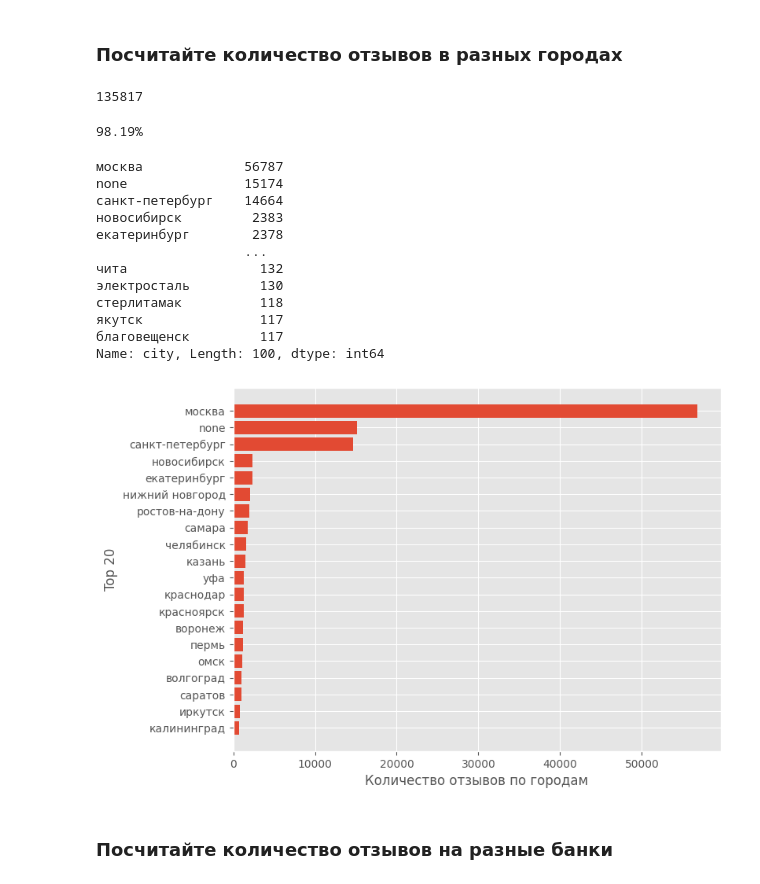
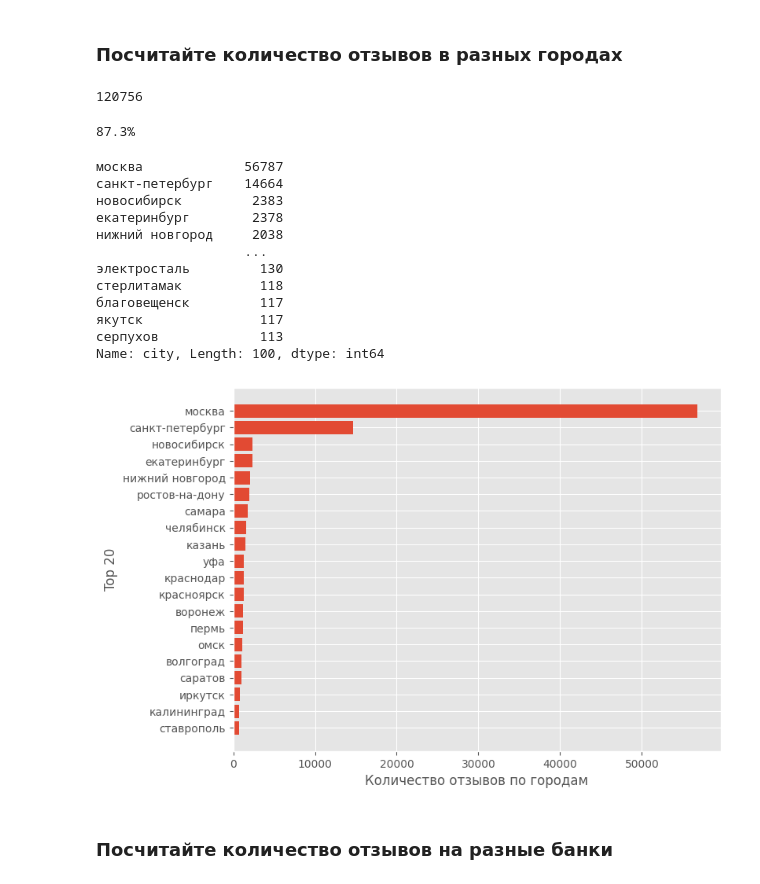
Before and after one commit to solobala/RMSL_9, a Jupyter notebook: NLP8_DZ1.ipynb, the cells around one changed output. Drawn from its saved outputs; the diff is of its cells as text; code cells hidden in the pictures.

```diff
--- a/NLP8_DZ1.ipynb
+++ b/NLP8_DZ1.ipynb
@@ -63,7 +83,7 @@ from string import punctuation
 # %%
 # Формируем список отзывов
 responses = []
-with bz2.BZ2File('banki_responses.json.bz2', 'r') as thefile:
+with bz2.BZ2File('/content/drive/MyDrive/banki_responses.json.bz2', 'r') as thefile:
     for row in tqdm(thefile):
         resp = json.loads(row)
         if not resp['rating_not_checked'] and (len(resp['text'].split()) > 0):
@@ -119,43 +139,47 @@ df['text'] = df['text'].astype(str).apply(lambda x: x.lower()) # преобра
 ## Часть 1. Анализ текстов
 # %% [markdown]
 ### Посчитайте количество отзывов в разных городах
+# %%
+df1 = df.copy()
+# %%
+df1.dropna(subset=['city'], inplace=True, axis=0) # Уберем запуски с пропущенными значениямив City
 # %%
-df['city'] = df['city'].astype(str).apply(lambda x: x.lower().replace('г. ', '').replace('г.', "").replace('г ', "").replace('город ', "").replace('п.', "").replace('пгт.', "").replace('пгт', "").replace('(', "").replace(')',""))
+df1['city'] = df1['city'].astype(str).apply(lambda x: x.lower().replace('г. ', '').replace('г.', "").replace('г ', "").replace('город ', "").replace('п.', "").replace('пгт.', "").replace('пгт', "").replace('(', "").replace(')',""))
 # %%
 # Получим кол-во записей по топ 100 городов с наибольшим количеством отзывов.
-df['city'].value_counts()[:100].sum()
+df1['city'].value_counts()[:100].sum()
 # %% [output]
-135817
+120756
 # %%
-# более 98% всех отзывов - по топ100 городам. Остальное - это опечатки,  города с небольшим количеством отзывов и пр. - можно не рассматривать
-print(f'{round(135817/138325*100,2)}%')
+# более 87% всех отзывов - по топ100 городам. Остальное - это опечатки,  города с небольшим количеством отзывов и пр. - можно не рассматривать
+print(f'{round(df1["city"].value_counts()[:100].sum()/df1.shape[0]*100,2)}%')
 # %% [output]
-98.19%
+87.3%
 # %%
 # Выведем список таких городов  в порядке убывания
-df['city'].value_counts()[:100]
+df1['city'].value_counts()[:100]
 # %% [output]
 москва             56787
-none               15174
 санкт-петербург    14664
 новосибирск         2383
 екатеринбург        2378
+нижний новгород     2038
                    ...
-чита                 132
 электросталь         130
 стерлитамак          118
+благовещенск         117
 якутск               117
-благовещенск         117
+серпухов             113
 Name: city, Length: 100, dtype: int64
 # %%
-cities = df.groupby(['city']).count()['text'].sort_values(ascending=False).head(20)
+cities = df1.groupby(['city']).count()['text'].sort_values(ascending=False).head(20)
 rcParams['figure.figsize'] = 8, 6
 plt.barh(cities.index[::-1],cities.values[::-1])
 plt.xlabel('Количество отзывов по городам')
 plt.ylabel('Top 20')
 plt.show()
 # %% [output]
-[figure, old version]
+[figure, new version]
 # %% [markdown]
 ### Посчитайте количество отзывов на разные банки
 # %%
```
Also changed, not shown: parts of 72 cells of this notebook.
